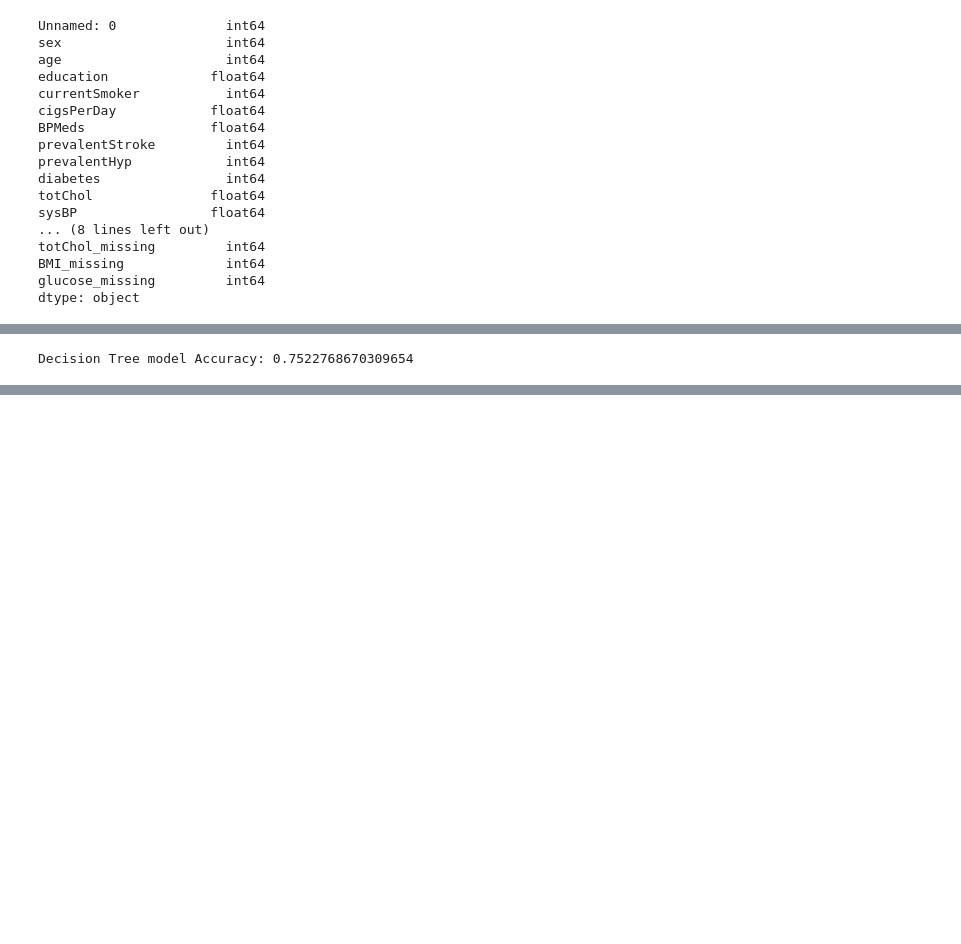
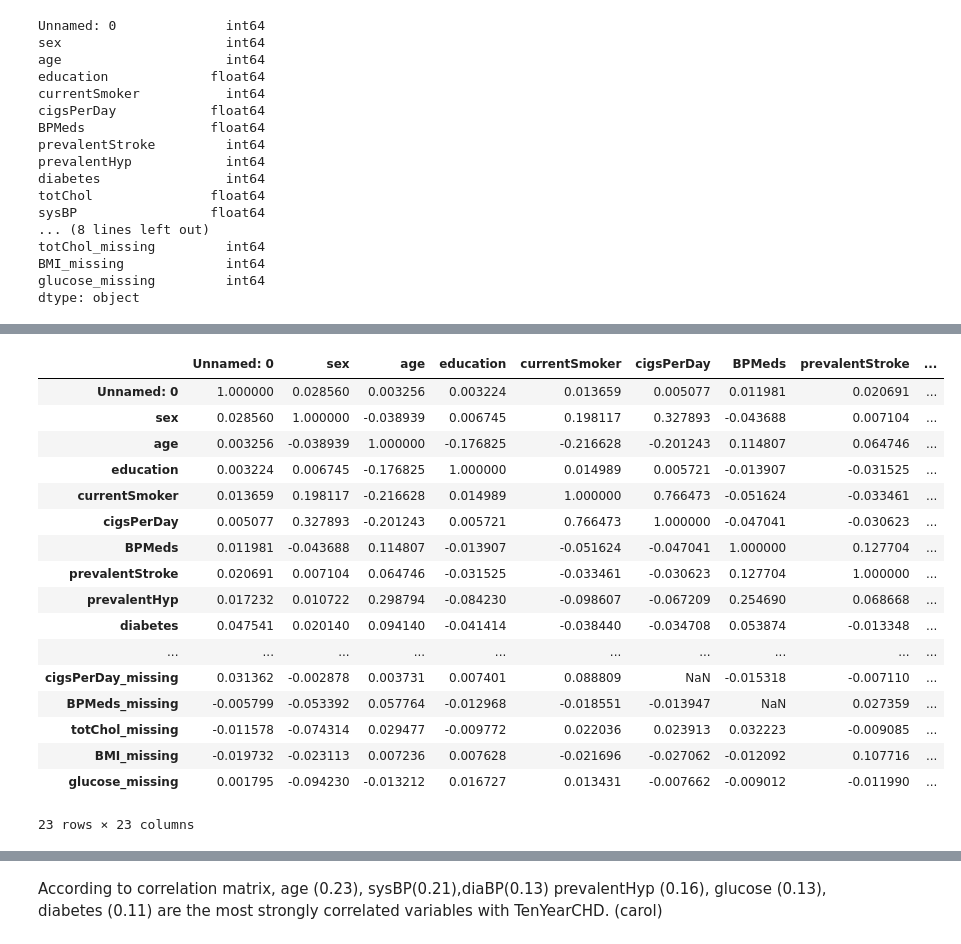
Before and after one commit to dianatuyen/DS-3001-project_chd, a Jupyter notebook: Project_2_—_CHD_Project_(Group_7).ipynb, the cells around one changed output, grey strips where cells are left out. Saved outputs shown, nothing was run; the diff lists cells and outputs as text; code cells hidden in the pictures; blank space fills up the shorter version.

```diff
--- a/Project_2_—_CHD_Project_(Group_7).ipynb
+++ b/Project_2_—_CHD_Project_(Group_7).ipynb
@@ -284,22 +285,22 @@ df
-# %%
-# Starting on Vis (Diana Nguyen)
-# handling both cat and contin data: train decision tree model
-from sklearn.model_selection import train_test_split
-from sklearn.tree import DecisionTreeClassifier
-from sklearn.metrics import accuracy_score
-
-categorical_vars = ['education_categorical', 'sex_categorical', 'smoking_status', 'isdiabetic', 'prevStroke_categorical']
-df_encoded = pd.get_dummies(df, columns=categorical_vars, drop_first=True)
-
-X = df_encoded.drop(['TenYearCHD'], axis=1)
-y = df_encoded['TenYearCHD']
-
-X_train, X_test, y_train, y_test = train_test_split(X, y, test_size=0.2, random_state=42)
-dt_classifier = DecisionTreeClassifier(random_state=42)
-dt_classifier.fit(X_train, y_train)
-y_pred = dt_classifier.predict(X_test)
-
-accuracy = accuracy_score(y_test, y_pred)
-print(f"Decision Tree model Accuracy: {accuracy}")
-# %% [output]
-Decision Tree model Accuracy: 0.7522768670309654
+# %%
+# make a correlation matrix (carol): which variable strongly correlated with the likelihood of developing CHD
+df.corr()
+# %% [output]
+|  | Unnamed: 0 | sex | age | education | currentSmoker | cigsPerDay | BPMeds | prevalentStroke | ... |
+| Unnamed: 0 | 1.000000 | 0.028560 | 0.003256 | 0.003224 | 0.013659 | 0.005077 | 0.011981 | 0.020691 | ... |
+| sex | 0.028560 | 1.000000 | -0.038939 | 0.006745 | 0.198117 | 0.327893 | -0.043688 | 0.007104 | ... |
+| age | 0.003256 | -0.038939 | 1.000000 | -0.176825 | -0.216628 | -0.201243 | 0.114807 | 0.064746 | ... |
+| education | 0.003224 | 0.006745 | -0.176825 | 1.000000 | 0.014989 | 0.005721 | -0.013907 | -0.031525 | ... |
+| currentSmoker | 0.013659 | 0.198117 | -0.216628 | 0.014989 | 1.000000 | 0.766473 | -0.051624 | -0.033461 | ... |
+| cigsPerDay | 0.005077 | 0.327893 | -0.201243 | 0.005721 | 0.766473 | 1.000000 | -0.047041 | -0.030623 | ... |
+| BPMeds | 0.011981 | -0.043688 | 0.114807 | -0.013907 | -0.051624 | -0.047041 | 1.000000 | 0.127704 | ... |
+| prevalentStroke | 0.020691 | 0.007104 | 0.064746 | -0.031525 | -0.033461 | -0.030623 | 0.127704 | 1.000000 | ... |
+| prevalentHyp | 0.017232 | 0.010722 | 0.298794 | -0.084230 | -0.098607 | -0.067209 | 0.254690 | 0.068668 | ... |
+| diabetes | 0.047541 | 0.020140 | 0.094140 | -0.041414 | -0.038440 | -0.034708 | 0.053874 | -0.013348 | ... |
+| ... | ... | ... | ... | ... | ... | ... | ... | ... | ... |
+| cigsPerDay_missing | 0.031362 | -0.002878 | 0.003731 | 0.007401 | 0.088809 | NaN | -0.015318 | -0.007110 | ... |
+| BPMeds_missing | -0.005799 | -0.053392 | 0.057764 | -0.012968 | -0.018551 | -0.013947 | NaN | 0.027359 | ... |
+| totChol_missing | -0.011578 | -0.074314 | 0.029477 | -0.009772 | 0.022036 | 0.023913 | 0.032223 | -0.009085 | ... |
+| BMI_missing | -0.019732 | -0.023113 | 0.007236 | 0.007628 | -0.021696 | -0.027062 | -0.012092 | 0.107716 | ... |
+| glucose_missing | 0.001795 | -0.094230 | -0.013212 | 0.016727 | 0.013431 | -0.007662 | -0.009012 | -0.011990 | ... |
+23 rows × 23 columns
@@ -305,0 +308,2 @@ Decision Tree model Accuracy: 0.7522768670309654
+# %% [markdown]
+According to correlation matrix, age (0.23), sysBP(0.21),diaBP(0.13) prevalentHyp (0.16), glucose (0.13), diabetes (0.11) are the most strongly correlated variables with TenYearCHD. (carol)
```
Also changed, not shown: parts of 12 cells of this notebook.
